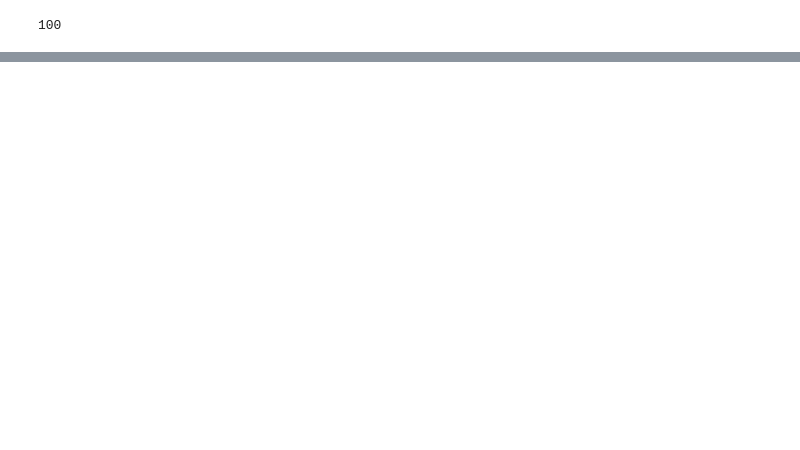
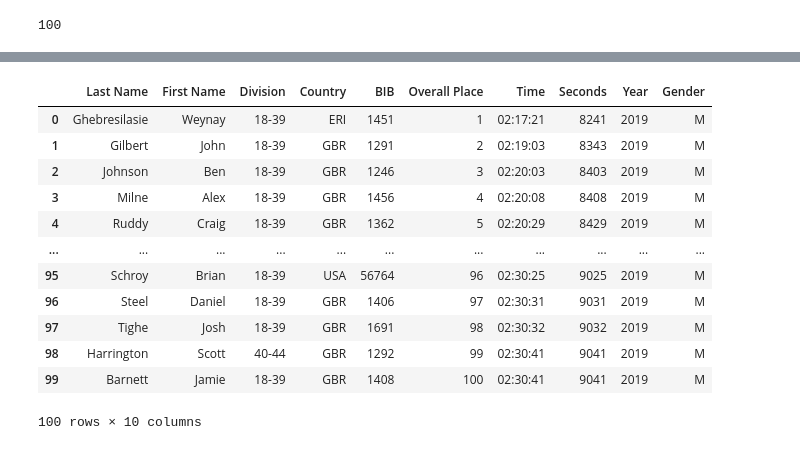
Before and after one commit to snwnkang/CS171_Final_vis_Marathon, a Jupyter notebook: London_Marathon_scraper_inprogress.ipynb, the cells around one changed output, grey strips where cells are left out. Cells and saved outputs as stored; diff of their text form; code cells hidden in the pictures; blank space fills up the shorter version.

```diff
--- a/London_Marathon_scraper_inprogress.ipynb
+++ b/London_Marathon_scraper_inprogress.ipynb
@@ -3368,0 +1882,22 @@ df.to_csv('Chicago_Marathon2014.csv', index=False)
+# %%
+new_column_order = [
+    'Last Name', 'First Name', 'Division', 'Country', 'BIB', 'Overall Place',
+    'Time', 'Seconds', 'Year', 'Gender'
+]
+
+df = df[new_column_order]
+df
+# %% [output]
+|  | Last Name | First Name | Division | Country | BIB | Overall Place | Time | Seconds | Year | Gender |
+| 0 | Ghebresilasie | Weynay | 18-39 | ERI | 1451 | 1 | 02:17:21 | 8241 | 2019 | M |
+| 1 | Gilbert | John | 18-39 | GBR | 1291 | 2 | 02:19:03 | 8343 | 2019 | M |
+| 2 | Johnson | Ben | 18-39 | GBR | 1246 | 3 | 02:20:03 | 8403 | 2019 | M |
+| 3 | Milne | Alex | 18-39 | GBR | 1456 | 4 | 02:20:08 | 8408 | 2019 | M |
+| 4 | Ruddy | Craig | 18-39 | GBR | 1362 | 5 | 02:20:29 | 8429 | 2019 | M |
+| ... | ... | ... | ... | ... | ... | ... | ... | ... | ... | ... |
+| 95 | Schroy | Brian | 18-39 | USA | 56764 | 96 | 02:30:25 | 9025 | 2019 | M |
+| 96 | Steel | Daniel | 18-39 | GBR | 1406 | 97 | 02:30:31 | 9031 | 2019 | M |
+| 97 | Tighe | Josh | 18-39 | GBR | 1691 | 98 | 02:30:32 | 9032 | 2019 | M |
+| 98 | Harrington | Scott | 40-44 | GBR | 1292 | 99 | 02:30:41 | 9041 | 2019 | M |
+| 99 | Barnett | Jamie | 18-39 | GBR | 1408 | 100 | 02:30:41 | 9041 | 2019 | M |
+100 rows × 10 columns
```
Also changed, not shown: parts of 83 cells of this notebook.
